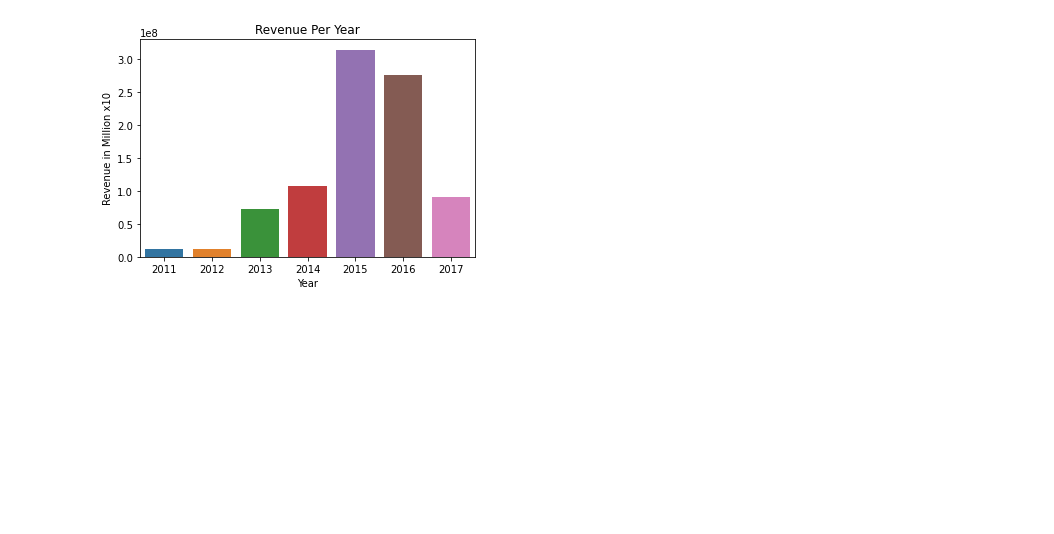
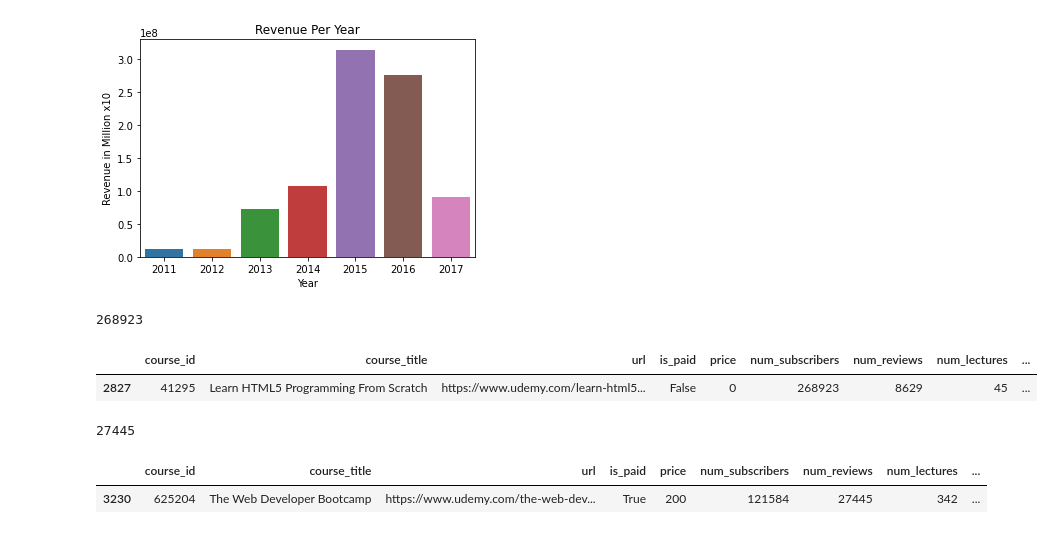
Before and after one commit to LilianDorst/UCDProject, a Jupyter notebook: udemy.ipynb, the cells around one changed output. Saved outputs shown, nothing was run; the diff lists cells and outputs as text; code cells hidden in the pictures; blank space fills up the shorter version.

```diff
--- a/udemy.ipynb
+++ b/udemy.ipynb
@@ -295,0 +300,20 @@ df..value_counts()
+# %%
+maxsubscribers = df['num_subscribers'].max()
+print (maxsubscribers)
+# %% [output]
+268923
+# %%
+df.loc[df['num_subscribers']==268923]
+# %% [output]
+|  | course_id | course_title | url | is_paid | price | num_subscribers | num_reviews | num_lectures | ... |
+| 2827 | 41295 | Learn HTML5 Programming From Scratch | https://www.udemy.com/learn-html5... | False | 0 | 268923 | 8629 | 45 | ... |
+# %%
+maxreviews = df['num_reviews'].max()
+print (maxreviews)
+# %% [output]
+27445
+# %%
+df.loc[df['num_reviews']==27445]
+# %% [output]
+|  | course_id | course_title | url | is_paid | price | num_subscribers | num_reviews | num_lectures | ... |
+| 3230 | 625204 | The Web Developer Bootcamp | https://www.udemy.com/the-web-dev... | True | 200 | 121584 | 27445 | 342 | ... |
```
Also changed, not shown: parts of 3 cells of this notebook.
